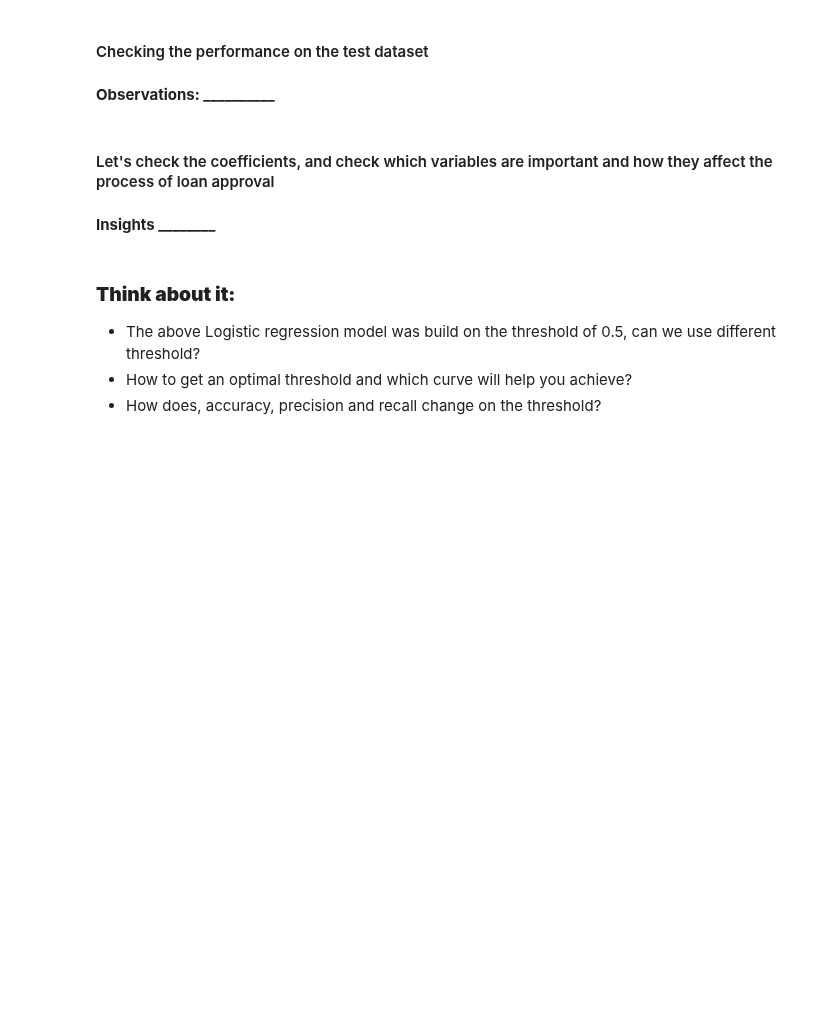
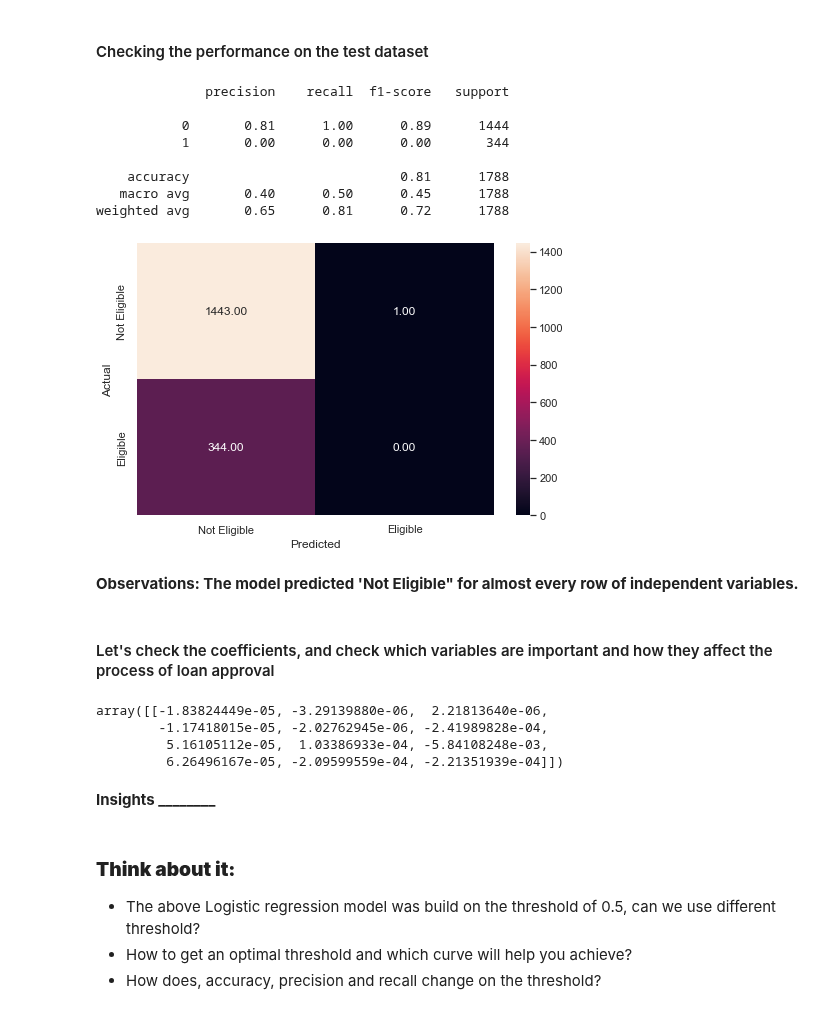
Before and after one commit to asadTariq666/Python_work, a Jupyter notebook: Loan Default Classification/Reference_Notebook_Milestone_2_Classification.ipynb, the cells around one changed output. Saved outputs shown, nothing was run; the diff lists cells and outputs as text; code cells hidden in the pictures; blank space fills up the shorter version.

```diff
--- a/Loan Default Classification/Reference_Notebook_Milestone_2_Classification.ipynb
+++ b/Loan Default Classification/Reference_Notebook_Milestone_2_Classification.ipynb
@@ -237,23 +248,36 @@ _________________________
 # %%
 #Predict for test set
 # Remove _________ and complete the code
 
-_______________________
+predictions_test = logisticRegr.predict(X_test)
 
 #checking the performance on the test dataset
 # Remove _________ and complete the code
-
-_____________________________
+metrics_score(y_test,predictions_test)
+# %% [output]
+              precision    recall  f1-score   support
+
+           0       0.81      1.00      0.89      1444
+           1       0.00      0.00      0.00       344
+
+    accuracy                           0.81      1788
+   macro avg       0.40      0.50      0.45      1788
+weighted avg       0.65      0.81      0.72      1788
+[figure, added]
-# %% [markdown]
-**Observations: __________**
+# %% [markdown]
+**Observations: The model predicted 'Not Eligible" for almost every row of independent variables.**
 # %% [markdown]
 #### Let's check the coefficients, and check which variables are important and how they affect the process of loan approval
 # %%
 # Printing the coefficients of logistic regression
 # Remove _________ and complete the code
 
-
-_____________________
+logisticRegr.coef_
+# %% [output]
+array([[-1.83824449e-05, -3.29139880e-06,  2.21813640e-06,
+        -1.17418015e-05, -2.02762945e-06, -2.41989828e-04,
+         5.16105112e-05,  1.03386933e-04, -5.84108248e-03,
+         6.26496167e-05, -2.09599559e-04, -2.21351939e-04]])
 # %% [markdown]
 **Insights ________**
 # %% [markdown]
```
Also changed, not shown: parts of 2 cells of this notebook, 1 other file.
